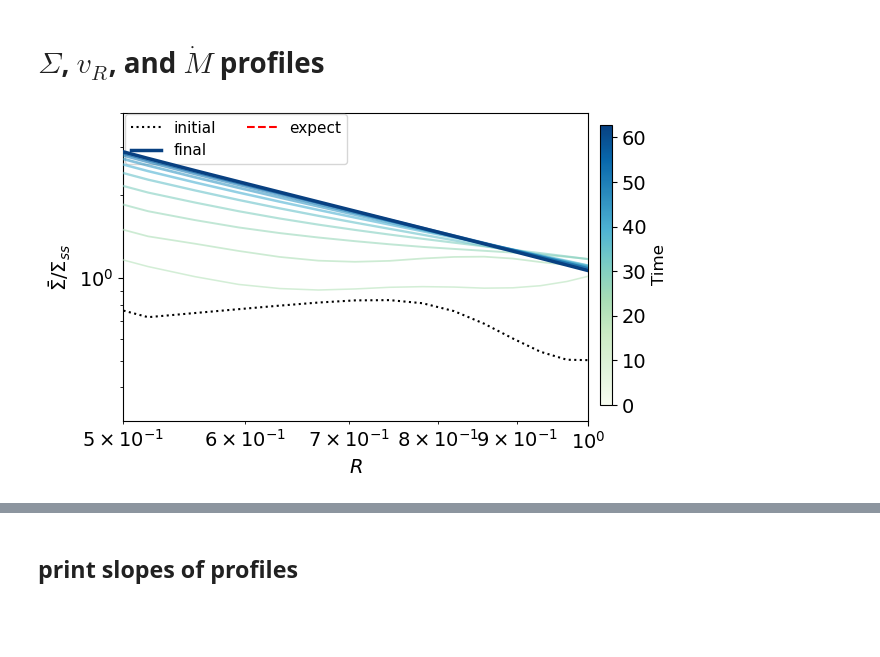
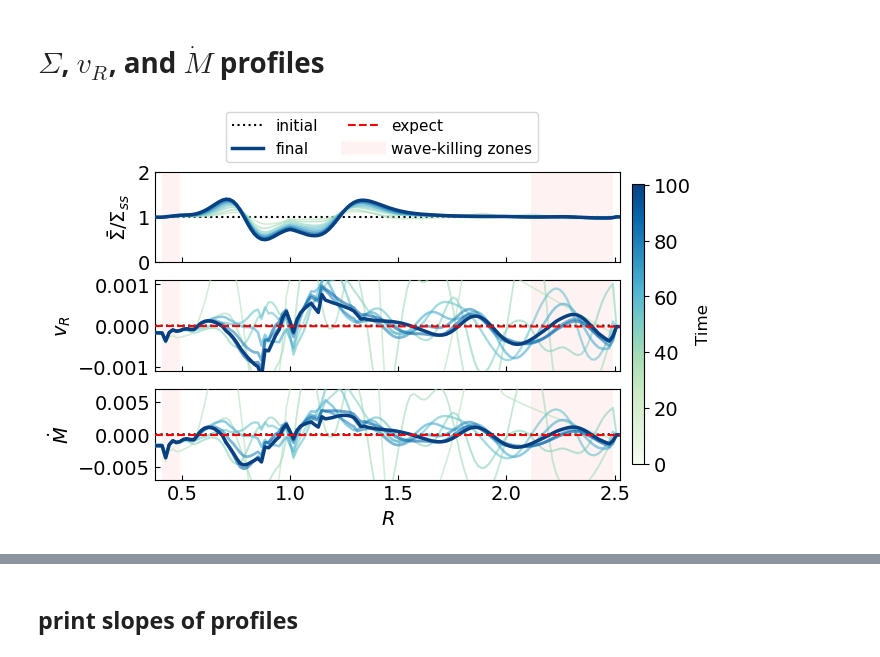
Before and after one commit to Jupiter1994/athena-warps, a Jupyter notebook: warped-disks/jiarus_diagnosis_2d.ipynb, the cells around one changed output, grey strips where cells are left out. Drawn from its saved outputs; the diff is of its cells as text; code cells hidden in the pictures; blank space fills up the shorter version.

Commit message:
fixed outer wave-killing

```diff
--- a/warped-disks/jiarus_diagnosis_2d.ipynb
+++ b/warped-disks/jiarus_diagnosis_2d.ipynb
@@ -13,8 +13,8 @@ import athena_read
 import glob
 # %%
 ## Snapshots registration
-#sim_name = 'disk-2d-planet8a'
-sim_name = 'disk-cyl14'
+sim_name = 'disk-2d-planet8b'
+#sim_name = 'disk-cyl14'
 path = '/scratch/phn2956/' + sim_name + '/'
 #path = '/scratch/phn2956/disk_2d_viscous_gap/'
 snapshot_list = sorted(glob.glob(path+'disk.out1.*.athdf'))
@@ -23,13 +23,13 @@ snapshot_list = sorted(glob.glob(path+'disk.out1.*.athdf'))
 # %%
 ## Plot density, v_r, and Mdot
 
-snapshot_plot = snapshot_list[0:11:1]
+snapshot_plot = snapshot_list[0:33:4]
 
 ## NOTE: I think the color scaling is wrong when the first snapshot isn't i=0, but it's a minor point
 norm   = mcolors.PowerNorm(gamma=1.5, vmin=0, vmax=len(snapshot_plot)-1)
 colors = [GnBu(0.3 + 0.7 * norm(i)) for i in range(len(snapshot_plot))]
 
-fig,axs = plt.subplots(1,1, figsize=(6,4),sharex=True,sharey=False)
+fig,axs = plt.subplots(3,1, figsize=(6,4),sharex=True,sharey=False)
 
 for i, frame in enumerate(snapshot_plot):
 
@@ -78,74 +78,73 @@ for i, frame in enumerate(snapshot_plot):
         kws = {'c': current_color, 'lw': lw, 'alpha': 0.6, 'zorder': zorder}
 
     Sigma_sol = Sigma_avg[-1] * (rad_app/rad_app[-1])**-1.5
-    axs.loglog(rad_app,Sigma_avg,**kws)
-    # axs[1].plot(rad_app,vr,**kws)
-    # axs[2].plot(rad_app,Mdot,**kws)
+    axs[0].plot(rad_app,Sigma_avg/Sigma_sol,**kws)
+    axs[1].plot(rad_app,vr,**kws)
+    axs[2].plot(rad_app,Mdot,**kws)
 
 sm = plt.cm.ScalarMappable(cmap=GnBu, norm=plt.Normalize(vmin=0, vmax=t_sim))
 cbar_ax = fig.add_axes([0.92, 0.15, 0.02, 0.7]) # [from left, from bottom, width, height]
 cbar = fig.colorbar(sm, cax=cbar_ax)
 cbar.set_label('Time', fontsize=12)
 
 #### Add analytical solutions
 #Sigma_sol = Sigma[-1] * (rad_app/rad_app[-1])**-1.5
 vR_sol    = vr[-1] * (rad_app/rad_app[-1])**0.5
 Mdot_sol  = Mdot[-1] * (rad_app/rad_app[-1])**0
 
 kws_theory = {'c': 'r', 'lw': 1.5, 'ls': '--', 'zorder': zorder+200}
 #axs[0].plot(rad_app,Sigma_sol,**kws_theory)
-# axs[1].plot(rad_app,vR_sol,**kws_theory)
-# axs[2].plot(rad_app,Mdot_sol,**kws_theory)
-axs.plot([],[],c='r',lw=1.5,ls='--',zorder=zorder+200,label='expect')
+axs[1].plot(rad_app,vR_sol,**kws_theory)
+axs[2].plot(rad_app,Mdot_sol,**kws_theory)
+axs[0].plot([],[],c='r',lw=1.5,ls='--',zorder=zorder+200,label='expect')
 
 #### labels
-axs.set_ylabel(r'$\bar{\Sigma}/\Sigma_{ss}$')
-# axs[1].set_ylabel(r'$v_{R}$')
-# axs[2].set_ylabel(r'$\dot{M}$')
-axs.set_xlabel(r'$R$')
-#axs.set_xlim(rad_app[[0, -1]])
-axs.set_xlim(0.5, 1)
+axs[0].set_ylabel(r'$\bar{\Sigma}/\Sigma_{ss}$')
+axs[1].set_ylabel(r'$v_{R}$')
+axs[2].set_ylabel(r'$\dot{M}$')
+axs[-1].set_xlabel(r'$R$')
+axs[-1].set_xlim(rad_app[[0, -1]])
 
-axs.set_ylim(0., 4.)
-# axs[1].set_ylim(-1.1e-4, 1.1e-4)
-# axs[2].set_ylim(-.7e-3, .7e-3)
+axs[0].set_ylim(0, 2)
+axs[1].set_ylim(-1.1e-3, 1.1e-3)
+axs[2].set_ylim(-7e-3, 7e-3)
 
-# for ax in axs.flatten():
-#     ax.tick_params(which='both',direction='in')
+for ax in axs.flatten():
+    ax.tick_params(which='both',direction='in')
 
-r_in = 0.3 # 0.5 # 0.4
-r_out = 2.0 # 2.5
-r_iwkz = 0.46 # 0.7 # 0.5
-r_owkz = 1.6 # 2.1
+r_in = 0.4 # 0.5
+r_out = 2.5
+r_iwkz = 0.5 # 0.46 # 0.7
+r_owkz = 2.1 # 1.6
 
-wave_killing = False
-if wave_killing:
-    # locations of wave-killing zones
-    where = ((rad_app > r_in) & (rad_app < r_iwkz)) | \
+# locations of wave-killing zones
+where = ((rad_app > r_in) & (rad_app < r_iwkz)) | \
             ((rad_app > r_owkz) & (rad_app < r_out))
-    axs.fill_between(rad_app, axs[0].get_ylim()[1], where = where,\
-                facecolor='red', alpha=0.05)
-    # axs[1].fill_between(rad_app, axs[1].get_ylim()[0], axs[1].get_ylim()[1], \
-    #             where = where, facecolor='red', alpha=0.05)
-    # axs[2].fill_between(rad_app, axs[2].get_ylim()[0], axs[2].get_ylim()[1], \
-    #             where = where, facecolor='red', alpha=0.05)
 
-    axs.plot([],[],color='red',linewidth=10, alpha=0.05, label='wave-killing zones')
+axs[0].fill_between(rad_app, axs[0].get_ylim()[1], where = where,\
+            facecolor='red', alpha=0.05)
+axs[1].fill_between(rad_app, axs[1].get_ylim()[0], axs[1].get_ylim()[1], \
+            where = where, facecolor='red', alpha=0.05)
+axs[2].fill_between(rad_app, axs[2].get_ylim()[0], axs[2].get_ylim()[1], \
+            where = where, facecolor='red', alpha=0.05)
 
-axs.legend(
+axs[0].plot([],[],color='red',linewidth=10, alpha=0.05, label='wave-killing zones')
+
+axs[0].legend(
     fontsize=11,
     loc='upper left',
-    #bbox_to_anchor=(0.15, 1.22, 1.02, .452),
+    bbox_to_anchor=(0.15, 1.22, 1.02, .452),
     ncol=2,
     #mode="expand",
     borderaxespad=0.1
 )
 
-save_fig = False
+
+save_fig = True
 if save_fig:
-    plt.savefig("Figs/Snapshots/" + sim_name + "-snapshots-t=300.png", bbox_inches='tight')
+    plt.savefig("Figs/Snapshots/" + sim_name + "-snapshots.png", bbox_inches='tight')
 # %% [output]
-[figure, old version]
+[figure, new version]
 # %%
 t_sim
 # %% [output]
```
Also changed, not shown: parts of 2 cells of this notebook, 1 other file.
